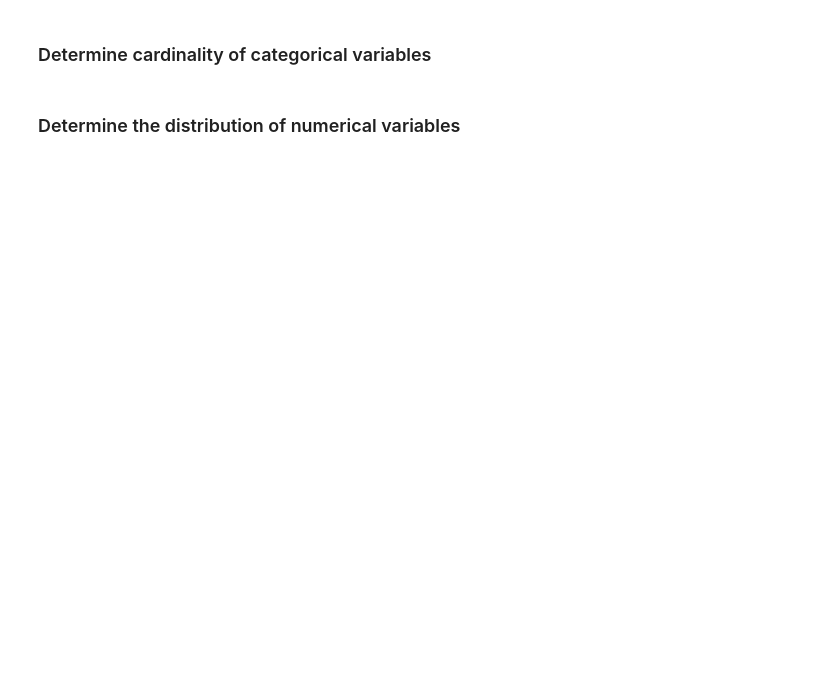
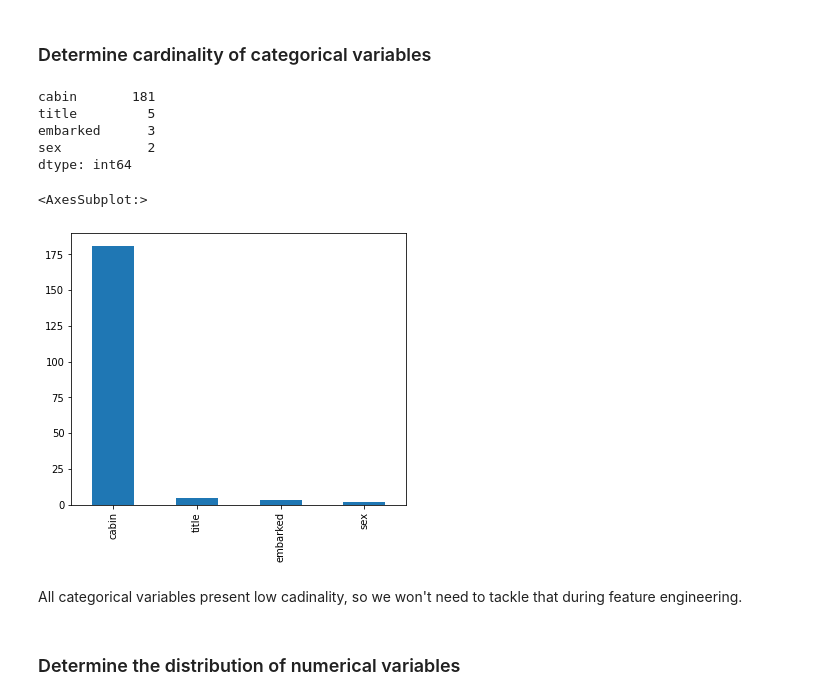
Before and after one commit to trainindata/deploying-machine-learning-models, a Jupyter notebook: section-04-research-and-development/titanic-assignment/01-predicting-survival-titanic-assignement.ipynb, the cells around one changed output. Cells and saved outputs as stored; diff of their text form; code cells hidden in the pictures; blank space fills up the shorter version.

```diff
--- a/section-04-research-and-development/titanic-assignment/01-predicting-survival-titanic-assignement.ipynb
+++ b/section-04-research-and-development/titanic-assignment/01-predicting-survival-titanic-assignement.ipynb
@@ -129,4 +187,17 @@ print('Number of categorical variables: {}'.format(len(vars_cat)))
 # %% [markdown]
 ### Determine cardinality of categorical variables
+# %%
+print(data[vars_cat].nunique().sort_values(ascending=False))
+data[vars_cat].nunique().sort_values(ascending=False).plot.bar(figsize=(6,5))
+# %% [output]
+cabin       181
+title         5
+embarked      3
+sex           2
+dtype: int64
+<AxesSubplot:>
+[figure, added]
+# %% [markdown]
+All categorical variables present low cadinality, so we won't need to tackle that during feature engineering.
 # %% [markdown]
 ### Determine the distribution of numerical variables
```
Also changed, not shown: parts of 33 cells of this notebook, 2 other files.
